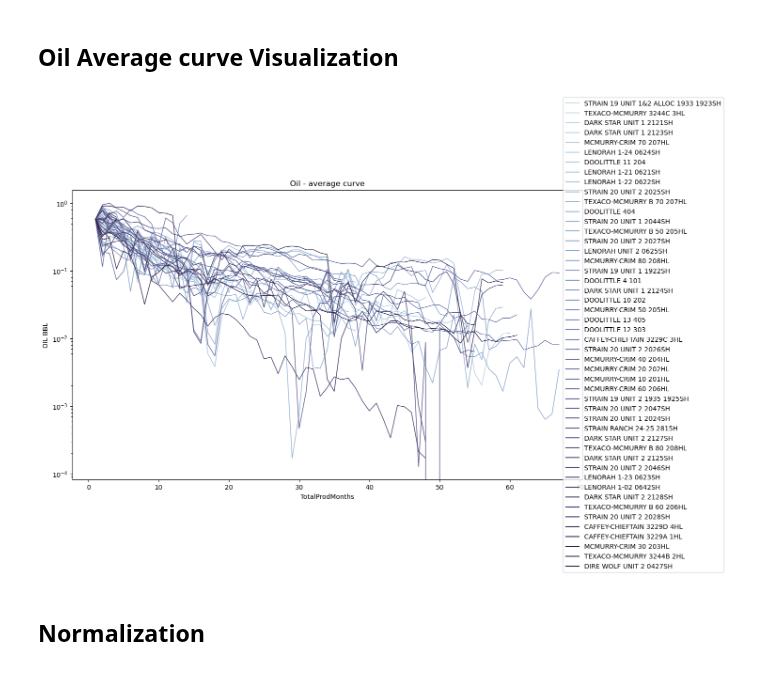
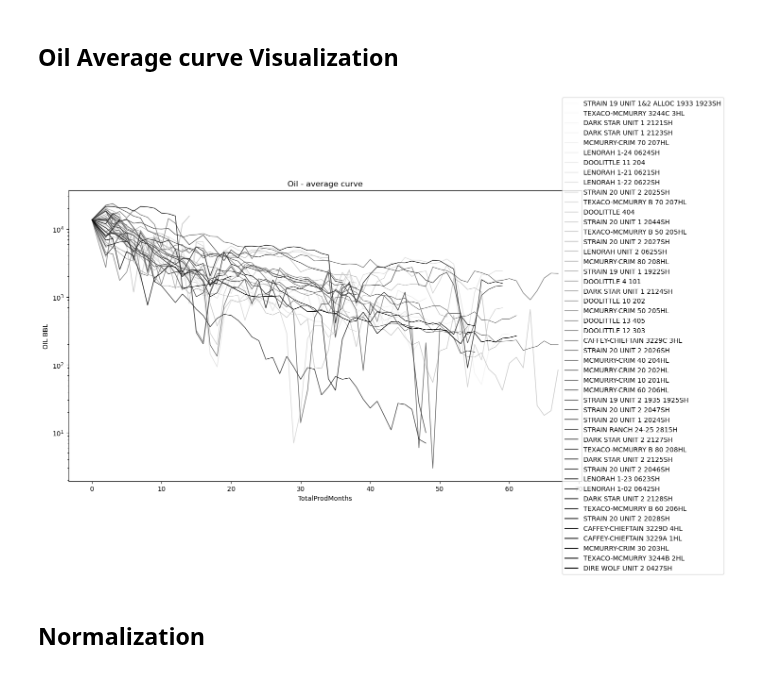
Before and after one commit to dasxgo/rocket-app, a Jupyter notebook: tap_rock_shlitz.ipynb, the cells around one changed output. Cells and saved outputs as stored; diff of their text form; code cells hidden in the pictures.

```diff
--- a/tap_rock_shlitz.ipynb
+++ b/tap_rock_shlitz.ipynb
@@ -346,3 +346,6 @@ df_vis
 | 1624 | DIRE WOLF UNIT 2 0427SH | 2 | 6844.000000 |
 | 1625 | DIRE WOLF UNIT 2 0427SH | 3 | 7187.000000 |
 1578 rows × 3 columns
+# %%
+df_vis.loc[df_vis["TotalProdMonths"] <= 1, 'TotalProdMonths'] =  0
+df_vis
@@ -351,19 +368,19 @@ df_vis
 # %%
 data = df_vis
 x = 'TotalProdMonths'
 y = "OIL BBL"
 
 plt.figure(figsize=(14,8))
 plt.yscale('log')
 plt.title("Oil - average curve")
 plt.xlabel("TotalProdMonths")
 plt.ylabel("OIL BBL")
-sns.lineplot(data=df_vis, x="TotalProdMonths", y="OIL BBL", hue="WellName", palette='ch:s=.25,rot=-.25',
+sns.lineplot(data=df_vis, x="TotalProdMonths", y="OIL BBL", hue="WellName", palette='Greys',
 estimator=None, n_boot=1000, lw=1, orient='x', sort=True, legend='auto', ci='deprecated', ax=None)
 plt.legend(loc='center', bbox_to_anchor=(1.12,0.5))
 plt.show()
 # %% [output]
-[figure, old version]
+[figure, new version]
 # %% [markdown]
 ## Normalization
 # %%
```
Also changed, not shown: parts of 1 cell of this notebook.
